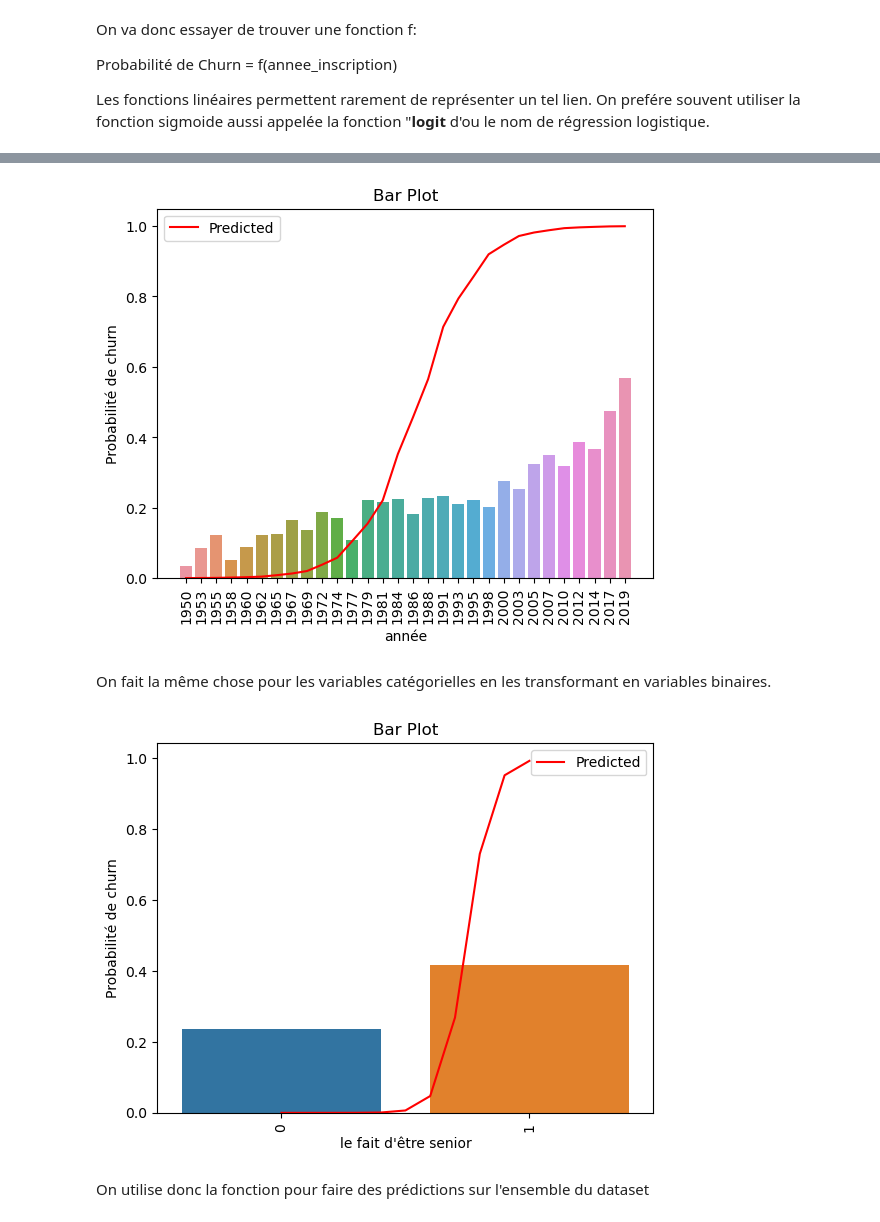
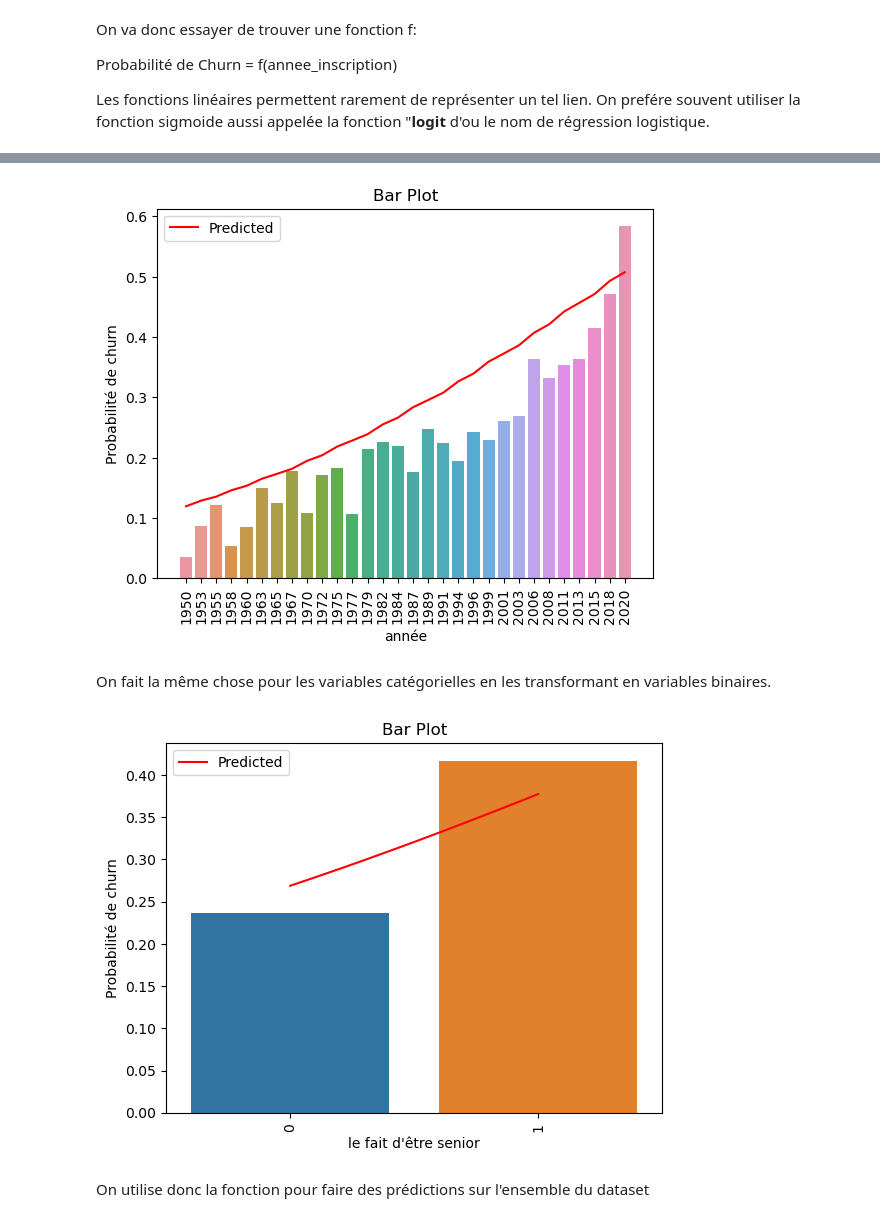
Before and after one commit to charles-42/classification_telco_churn, a Jupyter notebook: cours_classification.ipynb, the cells around one changed output, grey strips where cells are left out. Cells and saved outputs as stored; diff of their text form; code cells hidden in the pictures.

```diff
--- a/cours_classification.ipynb
+++ b/cours_classification.ipynb
@@ -36,8 +36,8 @@ Quand on modélise, on suppose que le lien entre les variables explicatives et l
 Dans le cas de la régression linéaire on utilise une fonction linéaire:
 # %%
 def f(x):
-    beta_0 = 2
-    beta_1 = 100
+    beta_0 = 0
+    beta_1 = 60
     return beta_0 + beta_1 * x
 
 df = df[~df['TotalCharges'].isin([' '])]
@@ -130,8 +110,8 @@ df_bin
 
 
 def f(x):
-    beta_0 = -8   #-2
-    beta_1 = 15  #3
+    beta_0 = -2   #-2
+    beta_1 = 2  #3
     return  np.exp(beta_0 + beta_1 * ((x-1950)/69)) / ( 1 + np.exp(beta_0 + beta_1 * ((x-1950)/69)))
 
 
@@ -153,36 +133,37 @@ plt.xticks(rotation='vertical')
 
 plt.show()
 # %% [output]
-[figure, old version]
+[figure, new version]
 # %% [markdown]
 On fait la même chose pour les variables catégorielles en les transformant en variables binaires.
 # %%
+df['SeniorCitizen'] = df['SeniorCitizen'].map({'No': 0, 'Yes': 1})
 def g(x):
-    beta_0 = -15    #-1
-    beta_1 = 20 # 0.5
+    beta_0 = -1    #-1
+    beta_1 = 0.5 # 0.5
     return  np.exp(beta_0 + beta_1 * x) / ( 1 + np.exp(beta_0 + beta_1 * x))
 
 predicted = [g(x) for x in np.linspace(0, 1, 11)]
 
 df_senior = df.groupby('SeniorCitizen')['Churn'].mean()
 df_senior = df_senior.reset_index()
 
 
 
 sns.lineplot(x=np.linspace(0, 1, 11), y=predicted, label='Predicted',color='red')
 
 sns.barplot(x=df_senior['SeniorCitizen'], y=df_senior["Churn"])
 
 
 # Add labels and title to the plot
 plt.xlabel("le fait d'être senior")
 plt.ylabel('Probabilité de churn')
 plt.title('Bar Plot')
 plt.xticks(rotation='vertical')
 
 plt.show()
 # %% [output]
-[figure, old version]
+[figure, new version]
 # %% [markdown]
 On utilise donc la fonction pour faire des prédictions sur l'ensemble du dataset
 # %%
```
Also changed, not shown: parts of 18 cells of this notebook.
